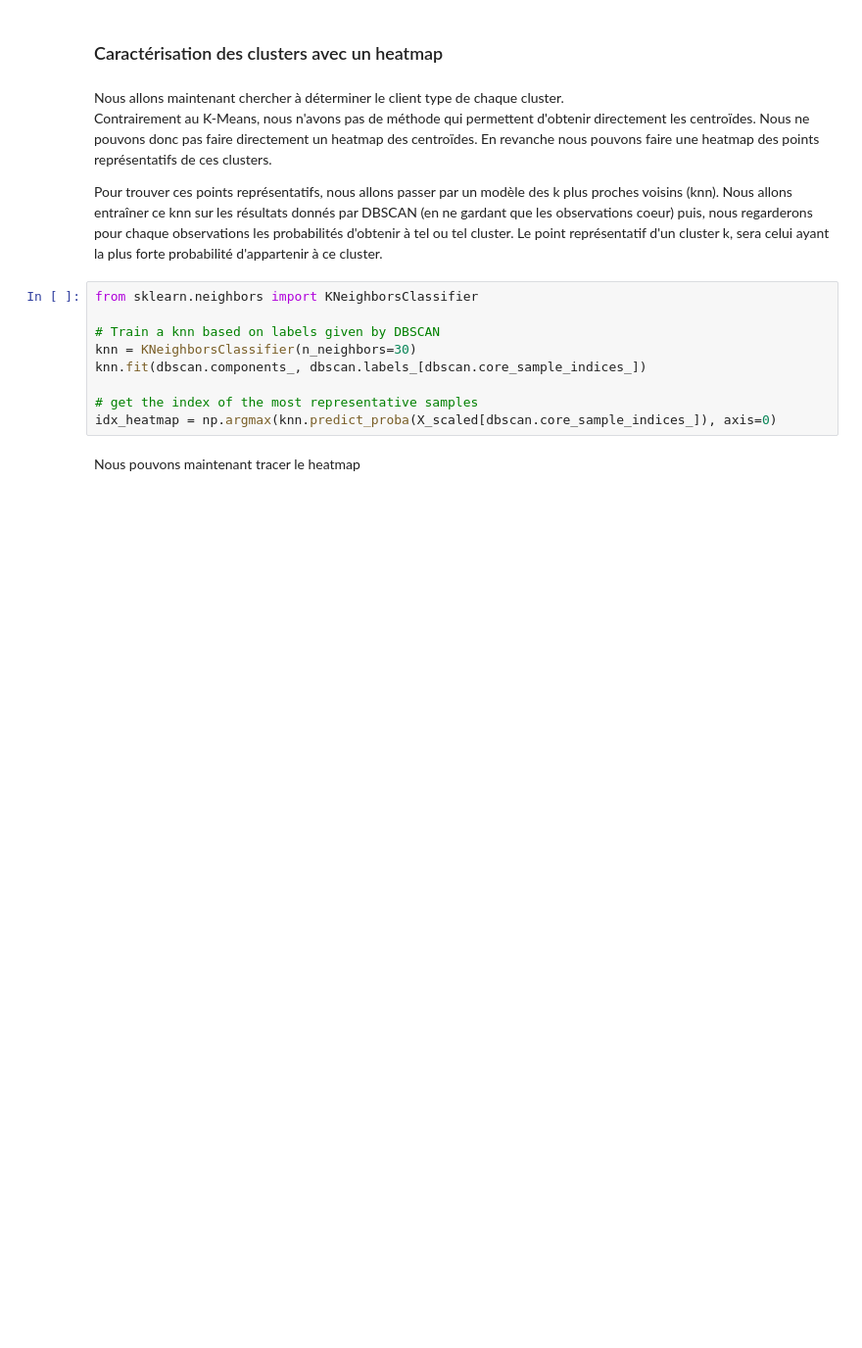
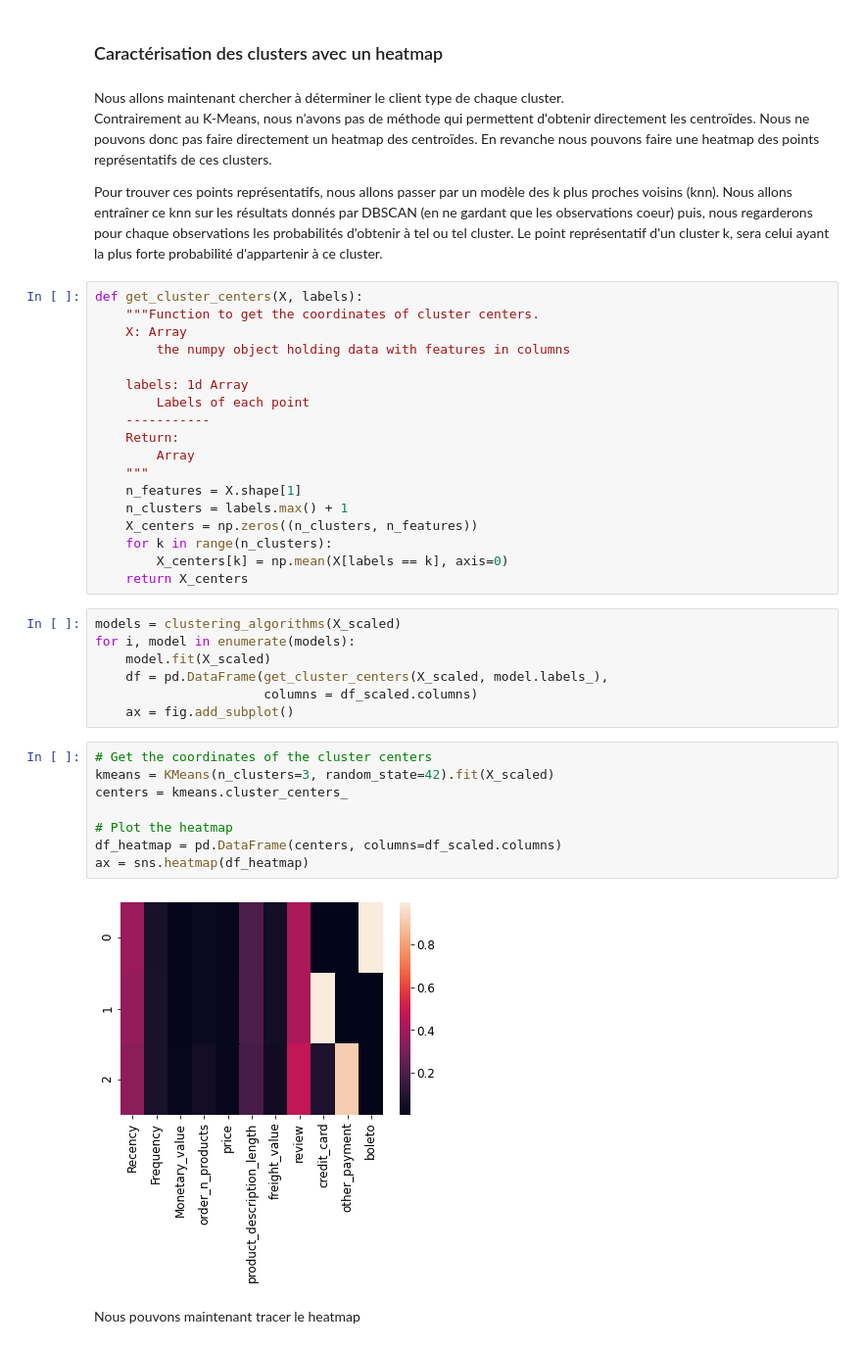
Before and after one commit to Pierre-Eloi/OC_DS_Project5, a Jupyter notebook: Project5_Data_Clustering.ipynb, the cells around one changed output. Shown at 98% size. Saved outputs shown, nothing was run; the diff lists cells and outputs as text; blank space fills up the shorter version.

```diff
--- a/Project5_Data_Clustering.ipynb
+++ b/Project5_Data_Clustering.ipynb
@@ -538,14 +531,40 @@ Nous allons maintenant chercher à déterminer le client type de chaque cluster.
 Contrairement au K-Means, nous n'avons pas de méthode qui permettent d'obtenir directement les centroïdes. Nous ne pouvons donc pas faire directement un heatmap des centroïdes. En revanche nous pouvons faire une heatmap des points représentatifs de ces clusters.
 
 Pour trouver ces points représentatifs, nous allons passer par un modèle des k plus proches voisins (knn). Nous allons entraîner ce knn sur les résultats donnés par DBSCAN (en ne gardant que les observations coeur) puis, nous regarderons pour chaque observations les probabilités d'obtenir à tel ou tel cluster. Le point représentatif d'un cluster k, sera celui ayant la plus forte probabilité d'appartenir à ce cluster.
-# %%
-from sklearn.neighbors import KNeighborsClassifier
-
-# Train a knn based on labels given by DBSCAN
-knn = KNeighborsClassifier(n_neighbors=30)
-knn.fit(dbscan.components_, dbscan.labels_[dbscan.core_sample_indices_])
-
-# get the index of the most representative samples
-idx_heatmap = np.argmax(knn.predict_proba(X_scaled[dbscan.core_sample_indices_]), axis=0)
+# %%
+def get_cluster_centers(X, labels):
+    """Function to get the coordinates of cluster centers.
+    X: Array
+        the numpy object holding data with features in columns
+
+    labels: 1d Array
+        Labels of each point
+    -----------
+    Return:
+        Array
+    """
+    n_features = X.shape[1]
+    n_clusters = labels.max() + 1
+    X_centers = np.zeros((n_clusters, n_features))
+    for k in range(n_clusters):
+        X_centers[k] = np.mean(X[labels == k], axis=0)
+    return X_centers
+# %%
+models = clustering_algorithms(X_scaled)
+for i, model in enumerate(models):
+    model.fit(X_scaled)
+    df = pd.DataFrame(get_cluster_centers(X_scaled, model.labels_),
+                      columns = df_scaled.columns)
+    ax = fig.add_subplot()
+# %%
+# Get the coordinates of the cluster centers
+kmeans = KMeans(n_clusters=3, random_state=42).fit(X_scaled)
+centers = kmeans.cluster_centers_
+
+# Plot the heatmap
+df_heatmap = pd.DataFrame(centers, columns=df_scaled.columns)
+ax = sns.heatmap(df_heatmap)
+# %% [output]
+[figure, added]
 # %% [markdown]
 Nous pouvons maintenant tracer le heatmap
```
Also changed, not shown: parts of 26 cells of this notebook, 1 other file.
